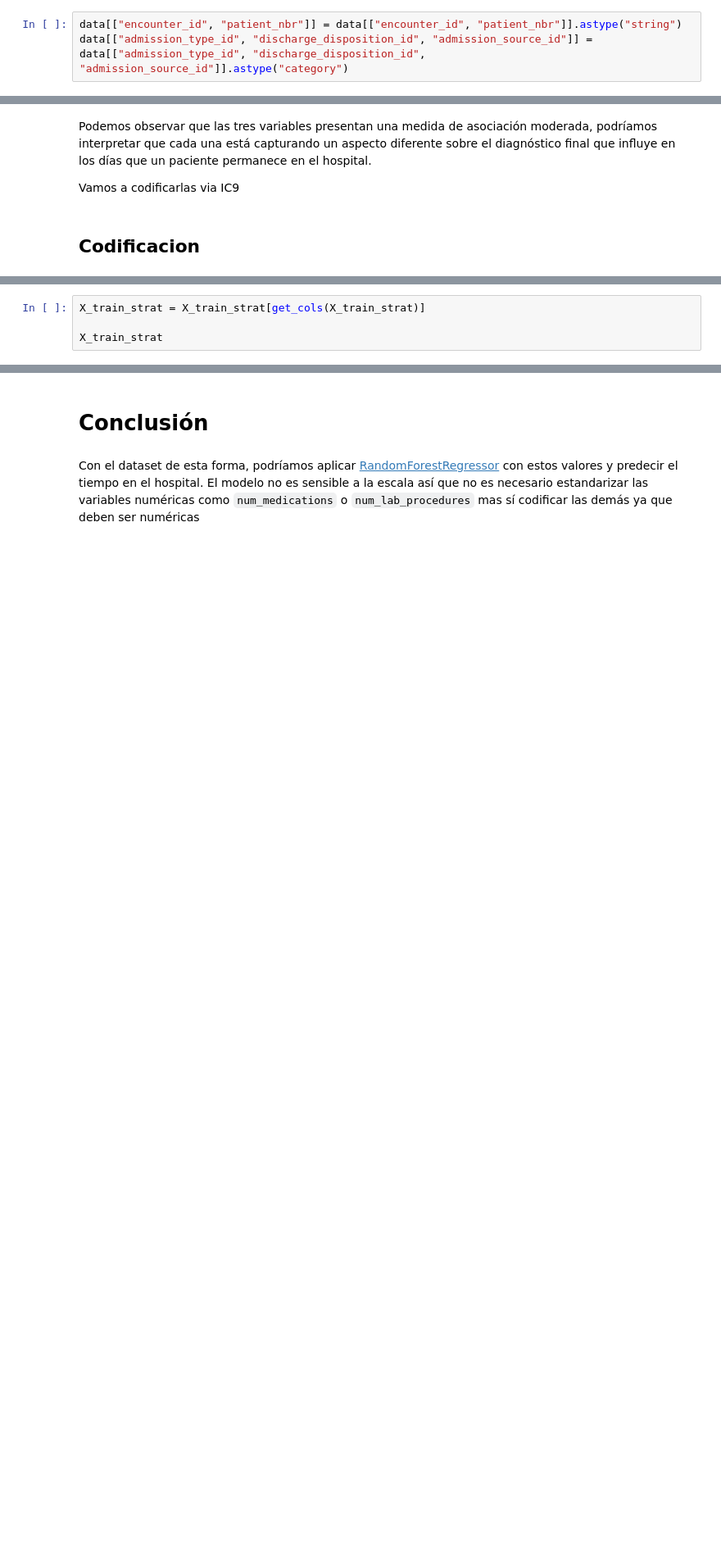
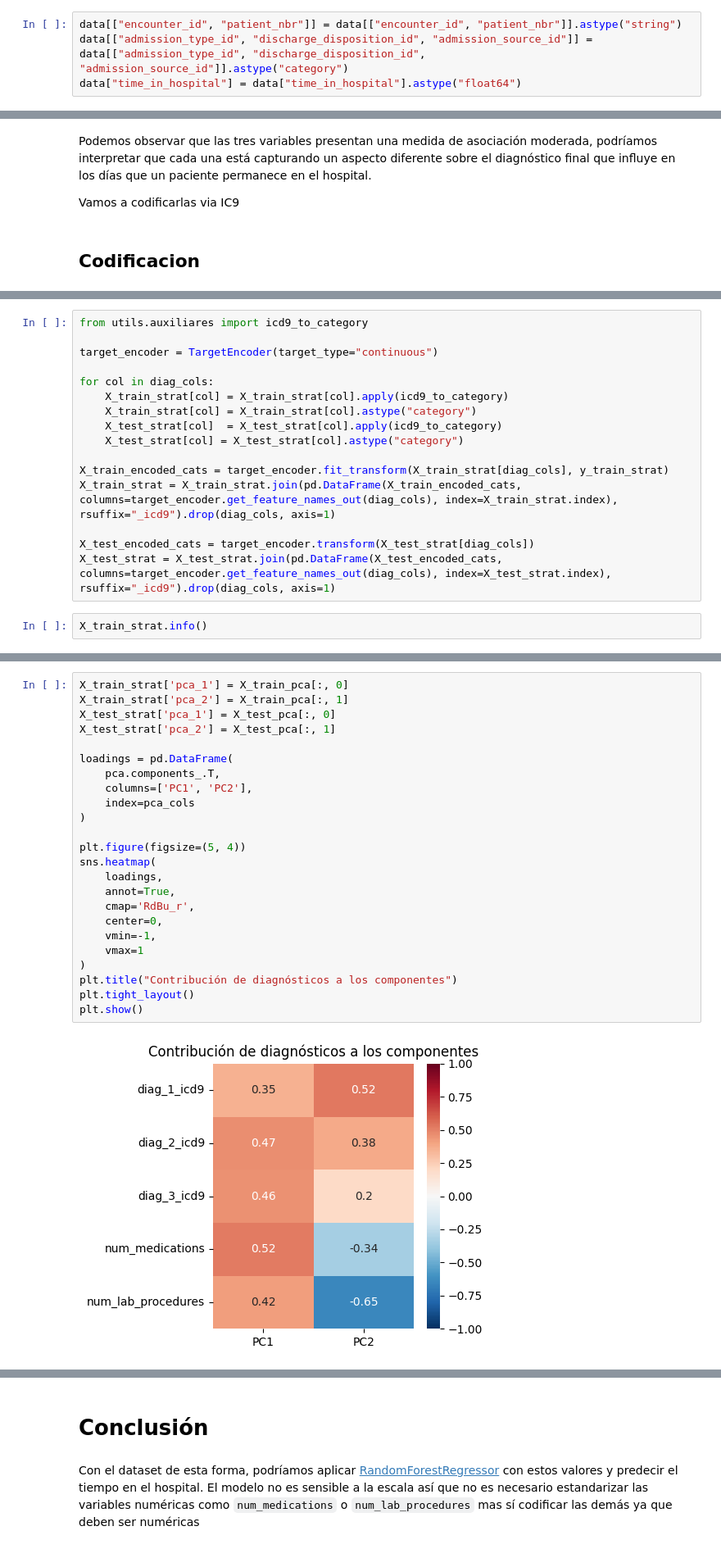
Before and after one commit to masouto94/CEIA_Analisis_de_datos, a Jupyter notebook: trabajo_final/trabajoFinal.ipynb, the cells around one changed output, grey strips where cells are left out. Shown at 82% size. Drawn from its saved outputs; the diff is of its cells as text; blank space fills up the shorter version.

```diff
--- a/trabajo_final/trabajoFinal.ipynb
+++ b/trabajo_final/trabajoFinal.ipynb
@@ -99,6 +99,7 @@ Las variables `encounter_id, patient_nbr, admission_type_id, discharge_dispositi
 # %%
 data[["encounter_id", "patient_nbr"]] = data[["encounter_id", "patient_nbr"]].astype("string")
 data[["admission_type_id", "discharge_disposition_id", "admission_source_id"]] = data[["admission_type_id", "discharge_disposition_id", "admission_source_id"]].astype("category")
+data["time_in_hospital"] = data["time_in_hospital"].astype("float64")
 # %%
 data.dtypes.value_counts()
 # %% [output]
@@ -1288,5 +1206,19 @@ def get_cols(df):
+# %%
+from utils.auxiliares import icd9_to_category
+
+target_encoder = TargetEncoder(target_type="continuous")
+
+for col in diag_cols:
+    X_train_strat[col] = X_train_strat[col].apply(icd9_to_category)
+    X_train_strat[col] = X_train_strat[col].astype("category")
+    X_test_strat[col]  = X_test_strat[col].apply(icd9_to_category)
+    X_test_strat[col] = X_test_strat[col].astype("category")
+
+X_train_encoded_cats = target_encoder.fit_transform(X_train_strat[diag_cols], y_train_strat)
+X_train_strat = X_train_strat.join(pd.DataFrame(X_train_encoded_cats, columns=target_encoder.get_feature_names_out(diag_cols), index=X_train_strat.index), rsuffix="_icd9").drop(diag_cols, axis=1)
+
+X_test_encoded_cats = target_encoder.transform(X_test_strat[diag_cols])
+X_test_strat = X_test_strat.join(pd.DataFrame(X_test_encoded_cats, columns=target_encoder.get_feature_names_out(diag_cols), index=X_test_strat.index), rsuffix="_icd9").drop(diag_cols, axis=1)
 # %%
-X_train_strat = X_train_strat[get_cols(X_train_strat)]
-
-X_train_strat
+X_train_strat.info()
 # %% [output]
@@ -1305,0 +1270,26 @@ X_train_strat
+# %%
+X_train_strat['pca_1'] = X_train_pca[:, 0]
+X_train_strat['pca_2'] = X_train_pca[:, 1]
+X_test_strat['pca_1'] = X_test_pca[:, 0]
+X_test_strat['pca_2'] = X_test_pca[:, 1]
+
+loadings = pd.DataFrame(
+    pca.components_.T,
+    columns=['PC1', 'PC2'],
+    index=pca_cols
+)
+
+plt.figure(figsize=(5, 4))
+sns.heatmap(
+    loadings,
+    annot=True,
+    cmap='RdBu_r',
+    center=0,
+    vmin=-1,
+    vmax=1
+)
+plt.title("Contribución de diagnósticos a los componentes")
+plt.tight_layout()
+plt.show()
+# %% [output]
+[figure, added]
```
Also changed, not shown: parts of 21 cells of this notebook, 1 other file.
